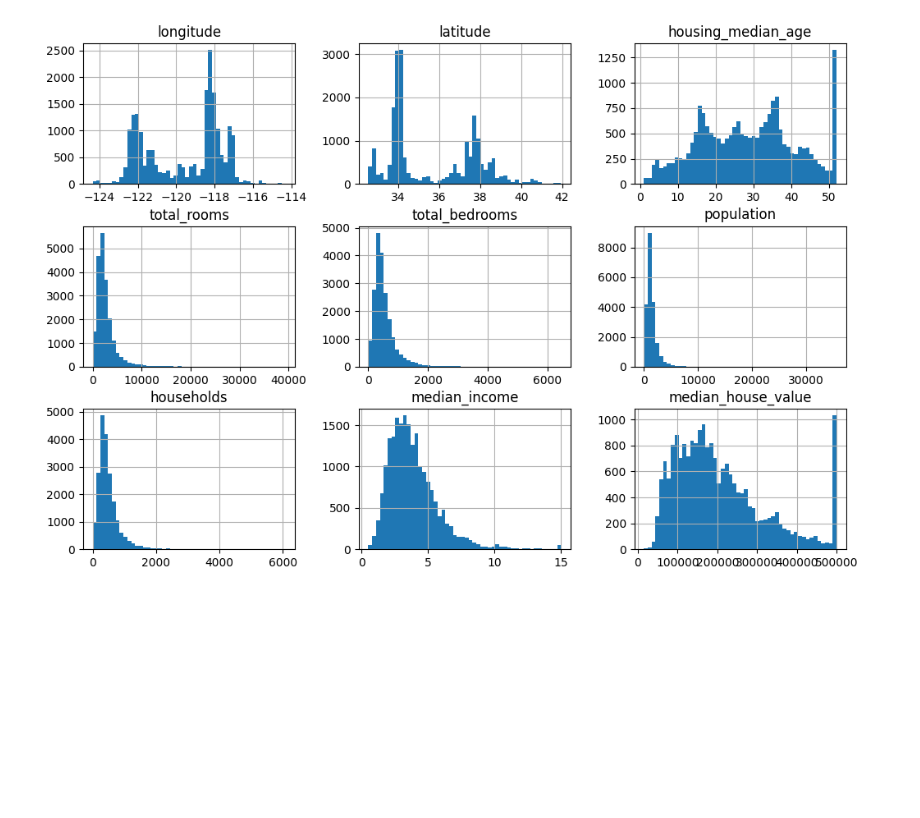
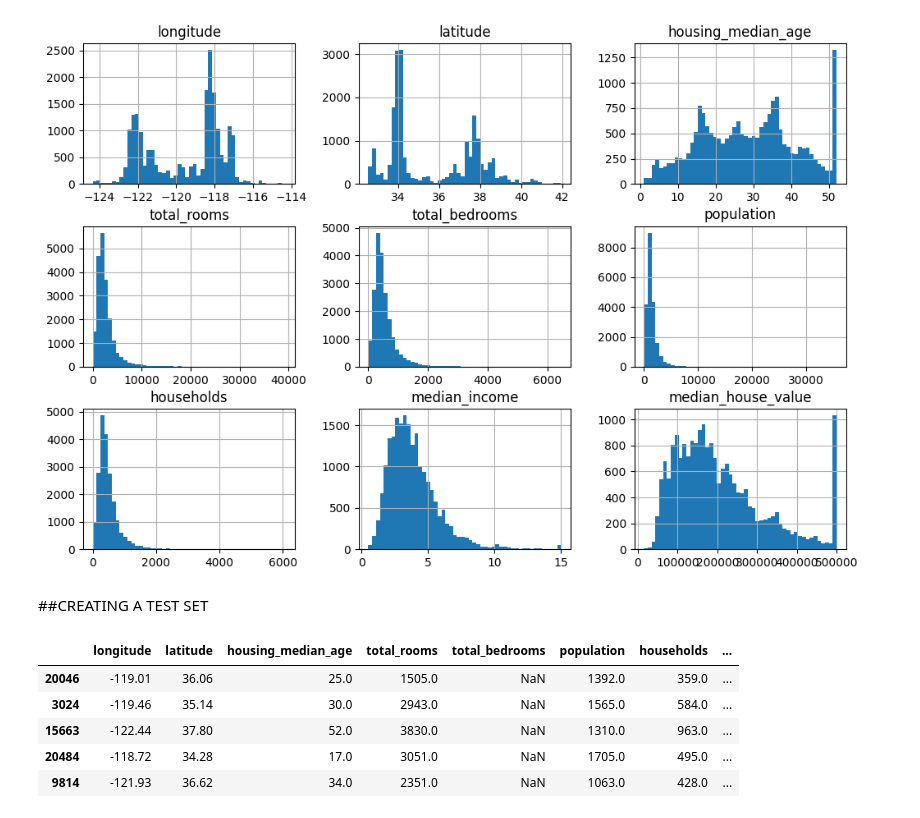
Before and after one commit to AumMule/Learning-SKLEARN, a Jupyter notebook: 4analyzing_the_data.ipynb, the cells around one changed output. Drawn from its saved outputs; the diff is of its cells as text; code cells hidden in the pictures; blank space fills up the shorter version.

Commit message:
creating a train and test set randomly from a data

```diff
--- a/4analyzing_the_data.ipynb
+++ b/4analyzing_the_data.ipynb
@@ -159,3 +159,25 @@ array([[<Axes: title={'center': 'longitude'}>,
         <Axes: title={'center': 'median_income'}>,
         <Axes: title={'center': 'median_house_value'}>]], dtype=object)
 [figure]
+# %% [markdown]
+##CREATING A TEST SET
+# %%
+import numpy as np
+def shuffle_and_split(data, test_ratio):
+    np.random.seed(42) # Set the seed for reproducibility
+    shuffled_indices = np.random.permutation(len(data)) # This returns shuffled indices
+    test_set_size = int(len(data) * test_ratio)
+    test_indices = shuffled_indices[:test_set_size]
+    train_indices = shuffled_indices[test_set_size:]
+    return data.iloc[train_indices], data.iloc[test_indices]
+# %%
+train, test = shuffle_and_split(df, 0.4)
+# %%
+test.head()
+# %% [output]
+|  | longitude | latitude | housing_median_age | total_rooms | total_bedrooms | population | households | ... |
+| 20046 | -119.01 | 36.06 | 25.0 | 1505.0 | NaN | 1392.0 | 359.0 | ... |
+| 3024 | -119.46 | 35.14 | 30.0 | 2943.0 | NaN | 1565.0 | 584.0 | ... |
+| 15663 | -122.44 | 37.80 | 52.0 | 3830.0 | NaN | 1310.0 | 963.0 | ... |
+| 20484 | -118.72 | 34.28 | 17.0 | 3051.0 | NaN | 1705.0 | 495.0 | ... |
+| 9814 | -121.93 | 36.62 | 34.0 | 2351.0 | NaN | 1063.0 | 428.0 | ... |
```
Also changed, not shown: 1 other file.
